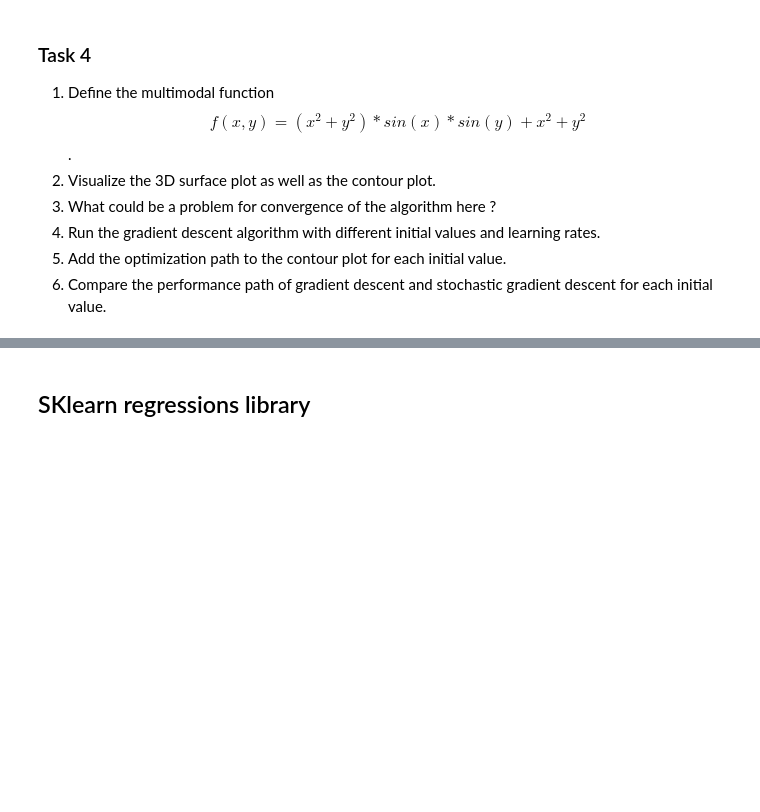
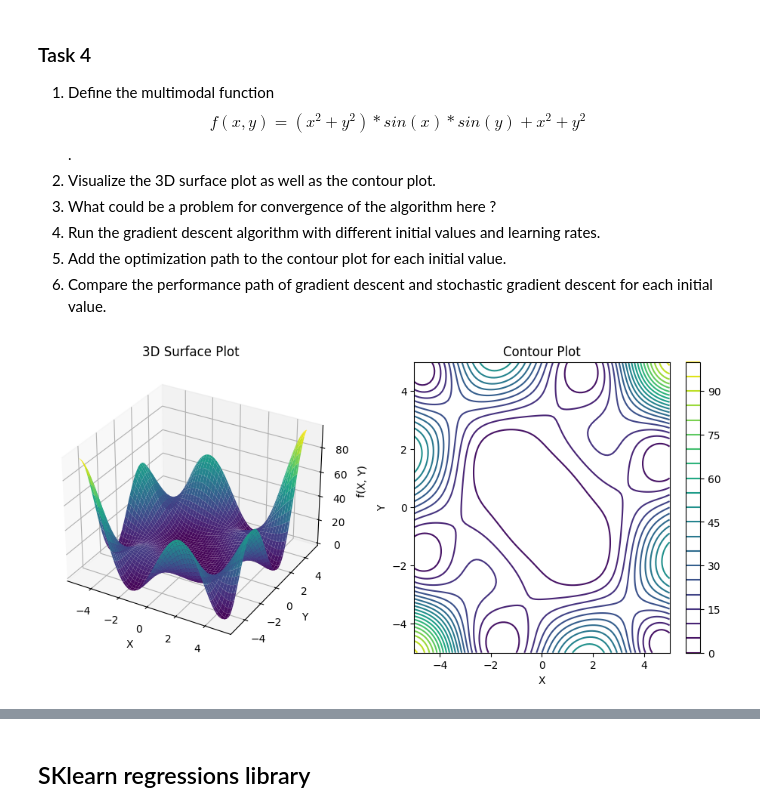
Before and after one commit to n-n06/machine-learning-practice, a Jupyter notebook: week7/Week_7.ipynb, the cells around one changed output, grey strips where cells are left out. Cells and saved outputs as stored; diff of their text form; code cells hidden in the pictures; blank space fills up the shorter version.

```diff
--- a/week7/Week_7.ipynb
+++ b/week7/Week_7.ipynb
@@ -199,3 +330,37 @@ This learning rate, on the other hand, caused our gradient descent to stop on -6
 5. Run the gradient descent algorithm with different initial values and learning rates.
 7. Add the optimization path to the contour plot for each initial value.
 8. Compare the performance path of gradient descent and stochastic gradient descent for each initial value.
+# %%
+def f(x, y):
+    return (x ** 2 + y ** 2) * np.sin(x) * np.sin(y) + x**2 + y **2
+
+def gradient(x, y):
+    df_dx = (2 * x * np.sin(x) * np.sin(y)) + ((x ** 2 + y ** 2) * np.cos(x) * np.sin(y)) + 2 * x + y **2
+    df_dy = (2 * y * np.sin(x) * np.sin(y)) + ((x ** 2 + y ** 2) * np.cos(y) * np.sin(x)) + x ** 2 + 2 * y
+
+    return  np.array((df_dx, df_dy))
+# %%
+x_vals = np.linspace(-5, 5, 100)
+y_vals = np.linspace(-5, 5, 100)
+X, Y = np.meshgrid(x_vals, y_vals)
+Z = f(X, Y)
+
+# 3D Surface Plot
+fig = plt.figure(figsize=(12, 5))
+ax1 = fig.add_subplot(121, projection='3d')
+ax1.plot_surface(X, Y, Z, cmap='viridis',edgecolor='none')
+ax1.set_xlabel("X")
+ax1.set_ylabel("Y")
+ax1.set_zlabel("f(X, Y)")
+ax1.set_title("3D Surface Plot")
+
+# Contour Plot
+ax2 = fig.add_subplot(122)
+contour = ax2.contour(X, Y, Z, 20, cmap='viridis')
+ax2.set_xlabel("X")
+ax2.set_ylabel("Y")
+ax2.set_title("Contour Plot")
+plt.colorbar(contour, ax=ax2)
+plt.show()
+# %% [output]
+[figure, added]
```
Also changed, not shown: parts of 5 cells of this notebook, 3 other files.
